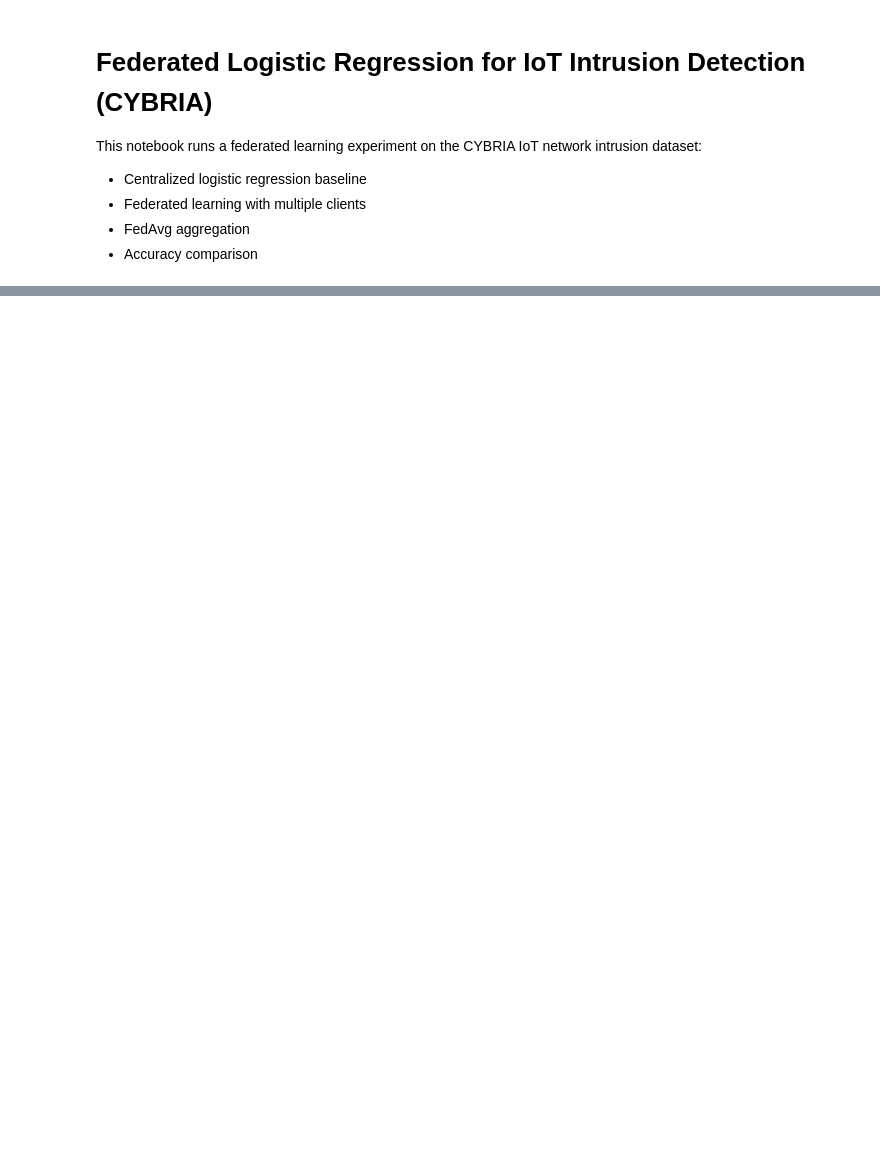
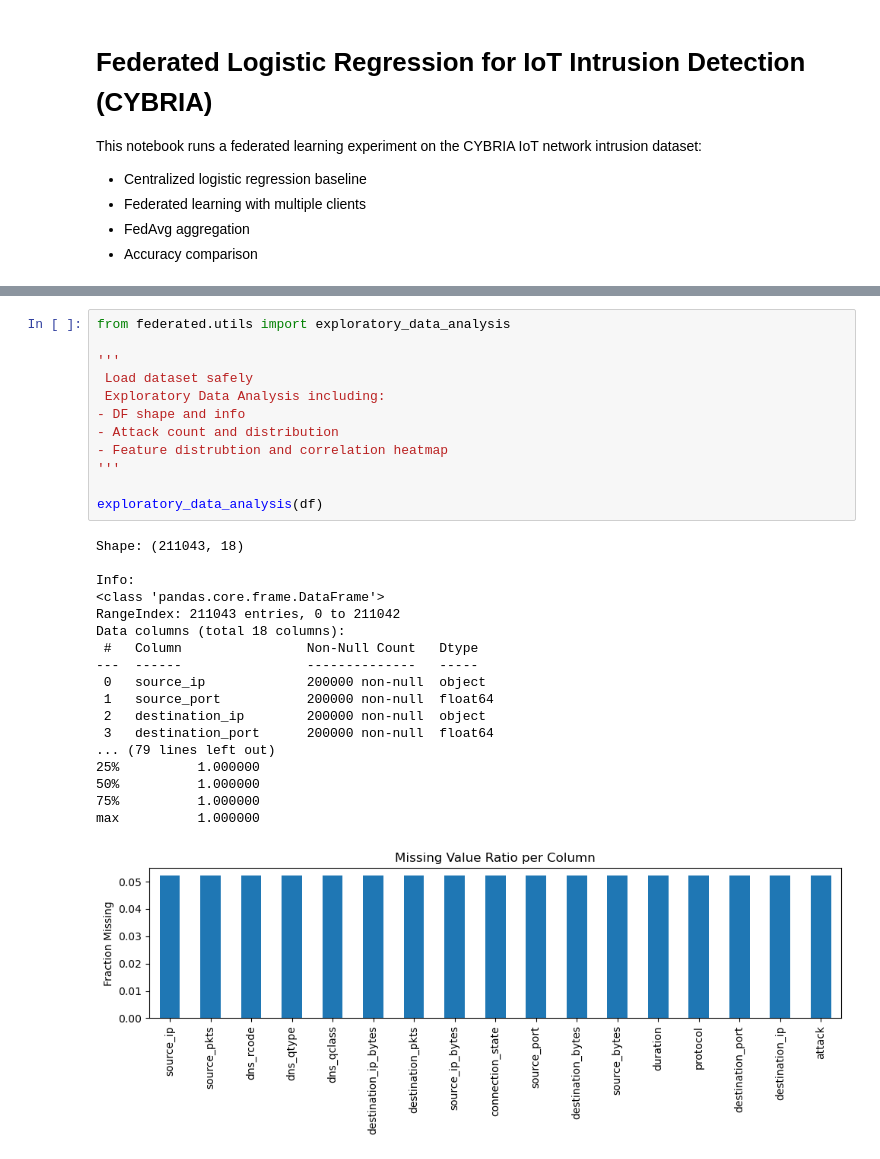
Before and after one commit to federated-ids/fed-ids, a Jupyter notebook: main.ipynb, the cells around one changed output, grey strips where cells are left out. Saved outputs shown, nothing was run; the diff lists cells and outputs as text; blank space fills up the shorter version.

```diff
--- a/main.ipynb
+++ b/main.ipynb
@@ -86,0 +48,31 @@ Name: count, dtype: int64
+# %%
+from federated.utils import exploratory_data_analysis
+
+'''
+ Load dataset safely
+ Exploratory Data Analysis including:
+- DF shape and info
+- Attack count and distribution
+- Feature distrubtion and correlation heatmap
+'''
+
+exploratory_data_analysis(df)
+# %% [output]
+Shape: (211043, 18)
+
+Info:
+<class 'pandas.core.frame.DataFrame'>
+RangeIndex: 211043 entries, 0 to 211042
+Data columns (total 18 columns):
+ #   Column                Non-Null Count   Dtype
+---  ------                --------------   -----
+ 0   source_ip             200000 non-null  object
+ 1   source_port           200000 non-null  float64
+ 2   destination_ip        200000 non-null  object
+ 3   destination_port      200000 non-null  float64
+... (79 lines left out)
+25%          1.000000
+50%          1.000000
+75%          1.000000
+max          1.000000
+[figure, added]
```
Also changed, not shown: parts of 11 cells of this notebook, 1 other file.
